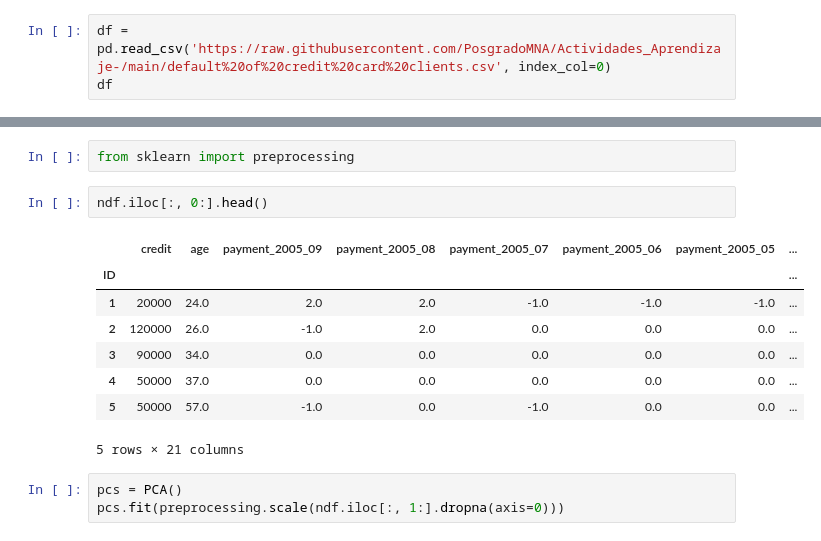
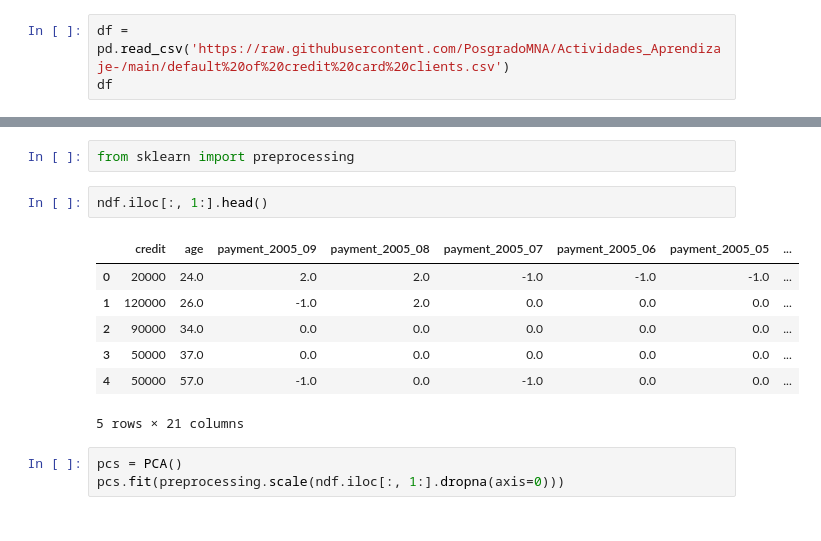
Before and after one commit to PosgradoMNA/actividades-del-projecto-equipo-35, a Jupyter notebook: Semana_4_Actividad_1.ipynb, the cells around one changed output, grey strips where cells are left out. Saved outputs shown, nothing was run; the diff lists cells and outputs as text.

```diff
--- a/Semana_4_Actividad_1.ipynb
+++ b/Semana_4_Actividad_1.ipynb
@@ -45,6 +45,6 @@ import matplotlib.pyplot as plt
 
 from sklearn.decomposition import PCA
 # %%
-df = pd.read_csv('https://raw.githubusercontent.com/PosgradoMNA/Actividades_Aprendizaje-/main/default%20of%20credit%20card%20clients.csv', index_col=0)
+df = pd.read_csv('https://raw.githubusercontent.com/PosgradoMNA/Actividades_Aprendizaje-/main/default%20of%20credit%20card%20clients.csv')
 df
 # %% [output]
@@ -533,15 +515,14 @@ pcsComponents_dfX.round(4)
 # %%
 from sklearn import preprocessing
 # %%
-ndf.iloc[:, 0:].head()
+ndf.iloc[:, 1:].head()
 # %% [output]
 |  | credit | age | payment_2005_09 | payment_2005_08 | payment_2005_07 | payment_2005_06 | payment_2005_05 | ... |
-| ID |  |  |  |  |  |  |  | ... |
-| 1 | 20000 | 24.0 | 2.0 | 2.0 | -1.0 | -1.0 | -1.0 | ... |
-| 2 | 120000 | 26.0 | -1.0 | 2.0 | 0.0 | 0.0 | 0.0 | ... |
-| 3 | 90000 | 34.0 | 0.0 | 0.0 | 0.0 | 0.0 | 0.0 | ... |
-| 4 | 50000 | 37.0 | 0.0 | 0.0 | 0.0 | 0.0 | 0.0 | ... |
-| 5 | 50000 | 57.0 | -1.0 | 0.0 | -1.0 | 0.0 | 0.0 | ... |
+| 0 | 20000 | 24.0 | 2.0 | 2.0 | -1.0 | -1.0 | -1.0 | ... |
+| 1 | 120000 | 26.0 | -1.0 | 2.0 | 0.0 | 0.0 | 0.0 | ... |
+| 2 | 90000 | 34.0 | 0.0 | 0.0 | 0.0 | 0.0 | 0.0 | ... |
+| 3 | 50000 | 37.0 | 0.0 | 0.0 | 0.0 | 0.0 | 0.0 | ... |
+| 4 | 50000 | 57.0 | -1.0 | 0.0 | -1.0 | 0.0 | 0.0 | ... |
 5 rows × 21 columns
 # %%
 pcs = PCA()
```
Also changed, not shown: parts of 26 cells of this notebook.
